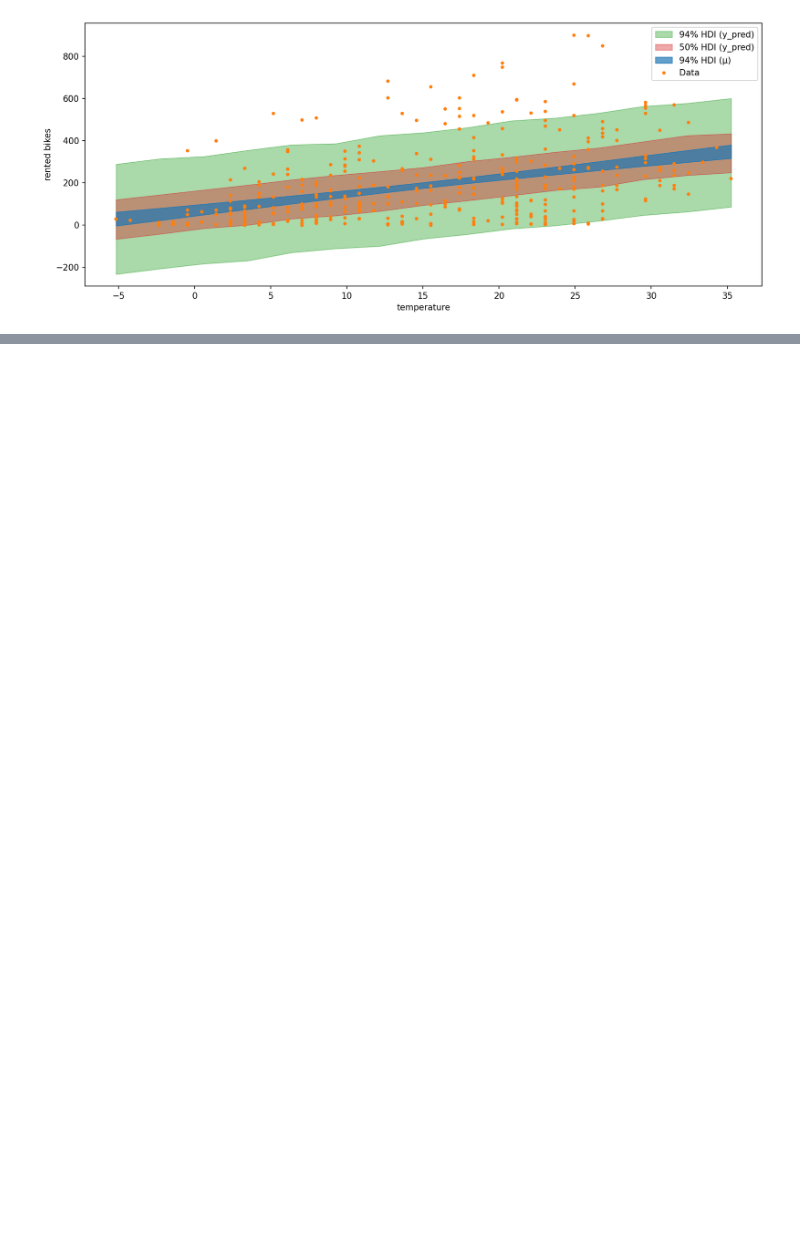
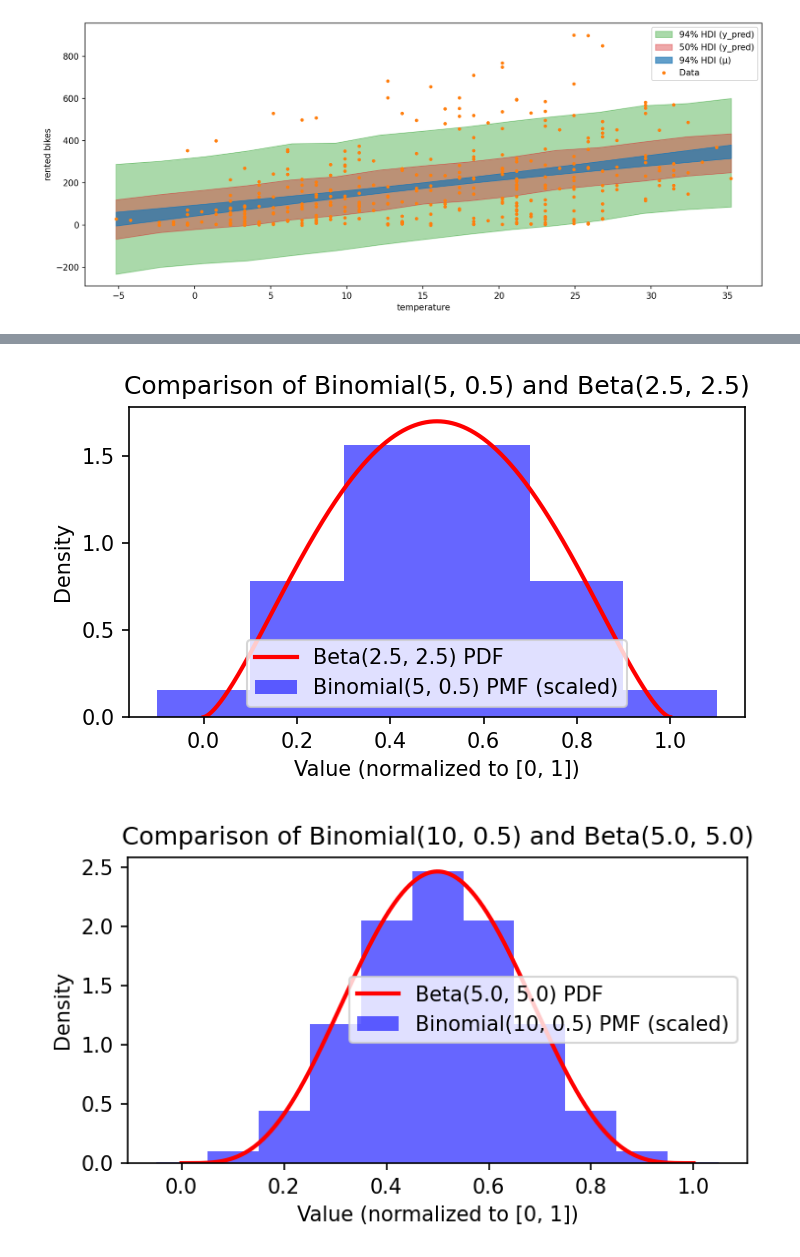
Before and after one commit to opherdonchin/StatisticalComputationAndAnalysis, a Jupyter notebook: Notebooks/Lecture06_LinearModels.ipynb, the cells around one changed output, grey strips where cells are left out. Cells and saved outputs as stored; diff of their text form; code cells hidden in the pictures; blank space fills up the shorter version.

```diff
--- a/Notebooks/Lecture06_LinearModels.ipynb
+++ b/Notebooks/Lecture06_LinearModels.ipynb
@@ -264,0 +227,34 @@ plt.show()
+# %%
+# Values of n to use
+n_values = [5, 10, 20, 50]
+
+for n in n_values:
+    fig, ax = plt.subplots(figsize=(5, 3))
+
+    # For Binomial(n, 0.5)
+    x_binom = np.arange(0, n+1)
+    pmf_binom = stats.binom.pmf(x_binom, n, 0.5)
+    x_binom_scaled = x_binom / n
+
+    # For Beta(n/2, n/2)
+    x_beta = np.linspace(0, 1, 1000)
+    pdf_beta = stats.beta.pdf(x_beta, n/2, n/2)
+
+    # Plot Binomial PMF as bars, scaling appropriately
+    ax.bar(x_binom_scaled, pmf_binom * n, width=1/n, alpha=0.6, color='blue',
+           label=f'Binomial({n}, 0.5) PMF (scaled)')
+
+    # Plot Beta PDF as a curve
+    ax.plot(x_beta, pdf_beta, 'r-', linewidth=2,
+           label=f'Beta({n/2}, {n/2}) PDF')
+
+    ax.set_xlabel('Value (normalized to [0, 1])')
+    ax.set_ylabel('Density')
+    ax.set_title(f'Comparison of Binomial({n}, 0.5) and Beta({n/2}, {n/2})')
+    ax.legend()
+
+    plt.tight_layout()
+    plt.show()
+# %% [output]
+[figure, added]
+[figure, added]
```
Also changed, not shown: parts of 20 cells of this notebook, 3 other files.
